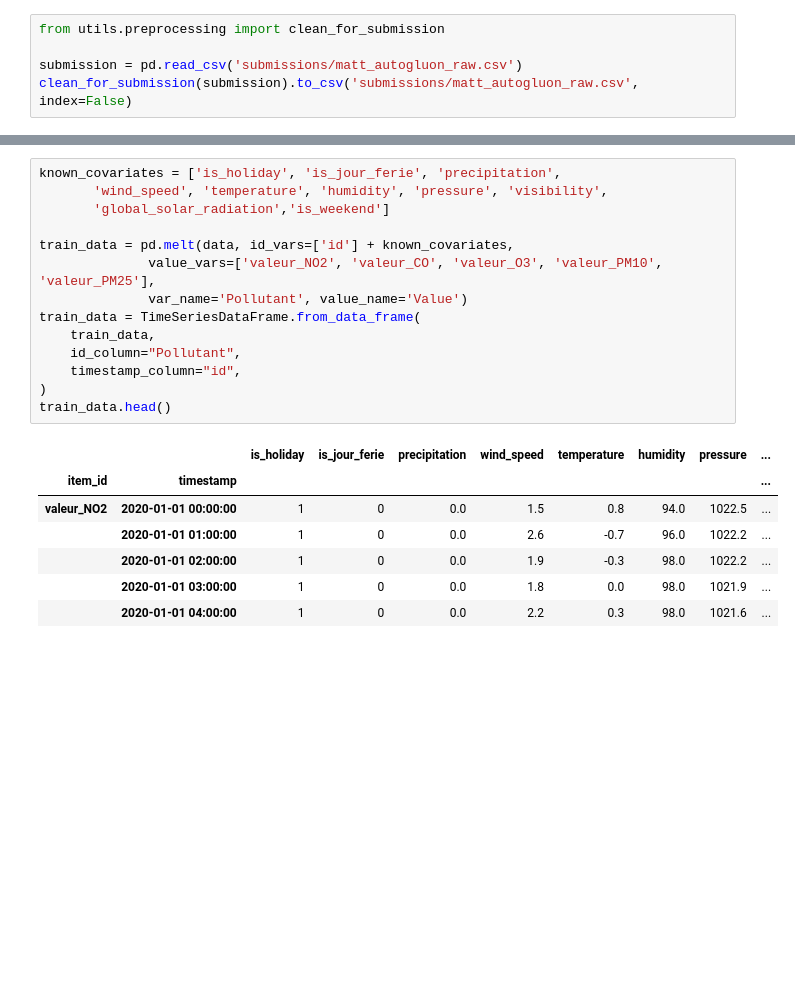
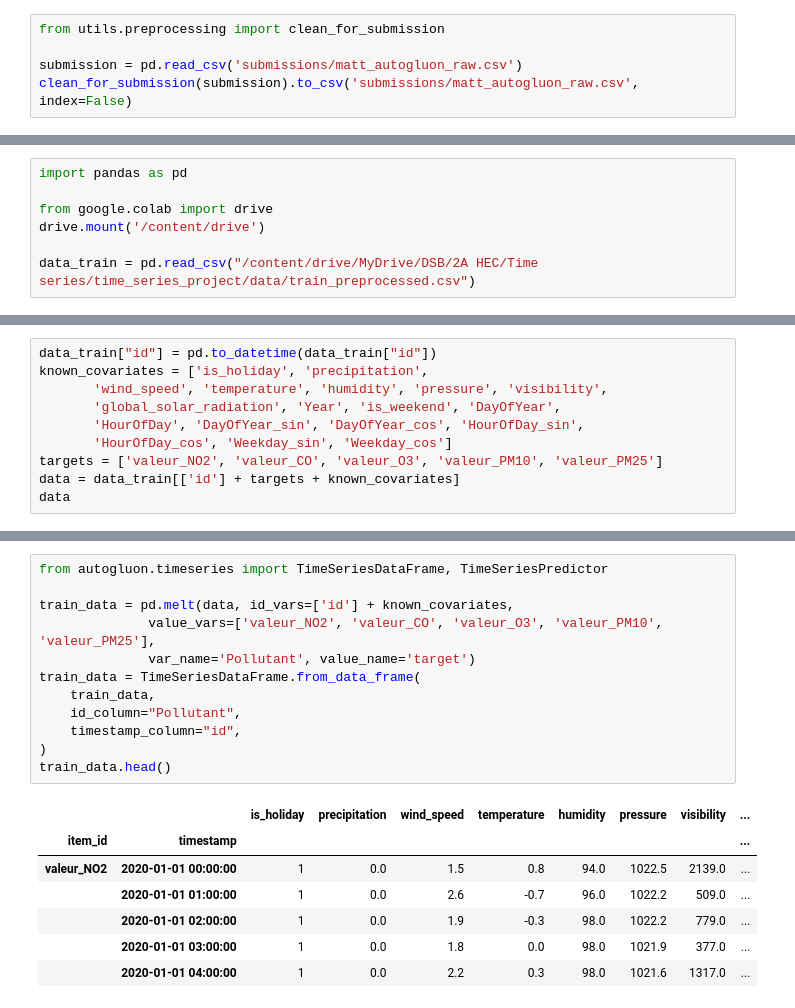
Before and after one commit to matthieudelsart/time_series_project, a Jupyter notebook: ag.ipynb, the cells around one changed output, grey strips where cells are left out. Saved outputs shown, nothing was run; the diff lists cells and outputs as text; blank space fills up the shorter version.

```diff
--- a/ag.ipynb
+++ b/ag.ipynb
@@ -126,0 +98,7 @@ data.head()
+# %%
+import pandas as pd
+
+from google.colab import drive
+drive.mount('/content/drive')
+
+data_train = pd.read_csv("/content/drive/MyDrive/DSB/2A HEC/Time series/time_series_project/data/train_preprocessed.csv")
@@ -126,0 +123,10 @@ data.head()
+# %%
+data_train["id"] = pd.to_datetime(data_train["id"])
+known_covariates = ['is_holiday', 'precipitation',
+       'wind_speed', 'temperature', 'humidity', 'pressure', 'visibility',
+       'global_solar_radiation', 'Year', 'is_weekend', 'DayOfYear',
+       'HourOfDay', 'DayOfYear_sin', 'DayOfYear_cos', 'HourOfDay_sin',
+       'HourOfDay_cos', 'Weekday_sin', 'Weekday_cos']
+targets = ['valeur_NO2', 'valeur_CO', 'valeur_O3', 'valeur_PM10', 'valeur_PM25']
+data = data_train[['id'] + targets + known_covariates]
+data
@@ -127,25 +147,23 @@ data.head()
 # %%
-known_covariates = ['is_holiday', 'is_jour_ferie', 'precipitation',
-       'wind_speed', 'temperature', 'humidity', 'pressure', 'visibility',
-       'global_solar_radiation','is_weekend']
+from autogluon.timeseries import TimeSeriesDataFrame, TimeSeriesPredictor
 
 train_data = pd.melt(data, id_vars=['id'] + known_covariates,
               value_vars=['valeur_NO2', 'valeur_CO', 'valeur_O3', 'valeur_PM10', 'valeur_PM25'],
-              var_name='Pollutant', value_name='Value')
+              var_name='Pollutant', value_name='target')
 train_data = TimeSeriesDataFrame.from_data_frame(
     train_data,
     id_column="Pollutant",
     timestamp_column="id",
 )
 train_data.head()
 # %% [output]
-|  |  | is_holiday | is_jour_ferie | precipitation | wind_speed | temperature | humidity | pressure | ... |
+|  |  | is_holiday | precipitation | wind_speed | temperature | humidity | pressure | visibility | ... |
 | item_id | timestamp |  |  |  |  |  |  |  | ... |
-| valeur_NO2 | 2020-01-01 00:00:00 | 1 | 0 | 0.0 | 1.5 | 0.8 | 94.0 | 1022.5 | ... |
-|  | 2020-01-01 01:00:00 | 1 | 0 | 0.0 | 2.6 | -0.7 | 96.0 | 1022.2 | ... |
-|  | 2020-01-01 02:00:00 | 1 | 0 | 0.0 | 1.9 | -0.3 | 98.0 | 1022.2 | ... |
-|  | 2020-01-01 03:00:00 | 1 | 0 | 0.0 | 1.8 | 0.0 | 98.0 | 1021.9 | ... |
-|  | 2020-01-01 04:00:00 | 1 | 0 | 0.0 | 2.2 | 0.3 | 98.0 | 1021.6 | ... |
+| valeur_NO2 | 2020-01-01 00:00:00 | 1 | 0.0 | 1.5 | 0.8 | 94.0 | 1022.5 | 2139.0 | ... |
+|  | 2020-01-01 01:00:00 | 1 | 0.0 | 2.6 | -0.7 | 96.0 | 1022.2 | 509.0 | ... |
+|  | 2020-01-01 02:00:00 | 1 | 0.0 | 1.9 | -0.3 | 98.0 | 1022.2 | 779.0 | ... |
+|  | 2020-01-01 03:00:00 | 1 | 0.0 | 1.8 | 0.0 | 98.0 | 1021.9 | 377.0 | ... |
+|  | 2020-01-01 04:00:00 | 1 | 0.0 | 2.2 | 0.3 | 98.0 | 1021.6 | 1317.0 | ... |
 # %%
 predictor = TimeSeriesPredictor(
     prediction_length=504,
```
Also changed, not shown: parts of 12 cells of this notebook, 10 other files.
